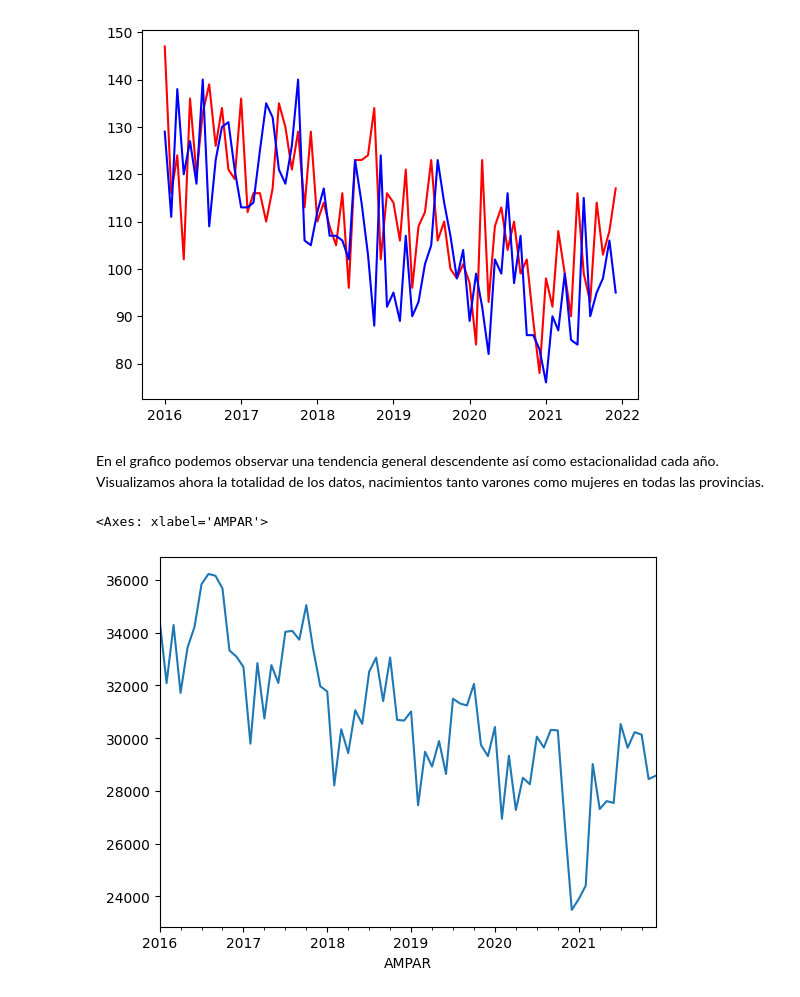
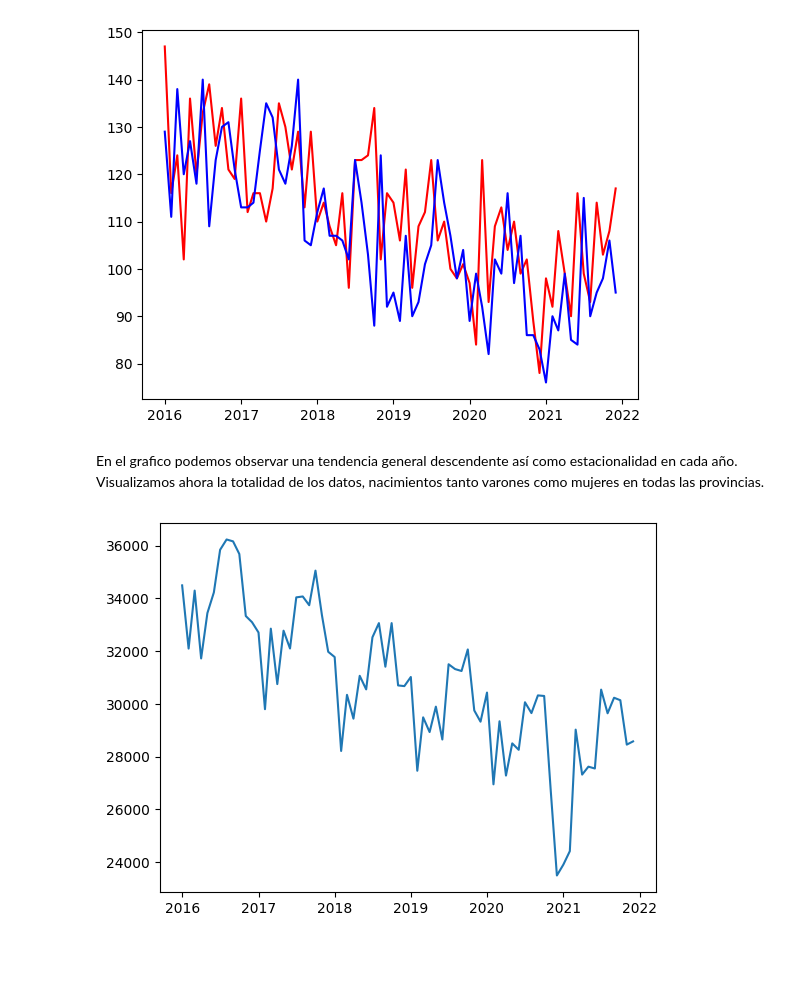
Before and after one commit to MarioGRBlanco/MCP, a Jupyter notebook: 3_series.ipynb, the cells around one changed output. Saved outputs shown, nothing was run; the diff lists cells and outputs as text; code cells hidden in the pictures; blank space fills up the shorter version.

Commit message:
Avance a la visualización

```diff
--- a/3_series.ipynb
+++ b/3_series.ipynb
@@ -65,10 +66,11 @@ plt.show()
 # %% [output]
 [figure]
 # %% [markdown]
-En el grafico podemos observar una tendencia general descendente así como estacionalidad cada año. Visualizamos ahora la totalidad de los datos, nacimientos tanto varones como mujeres en todas las provincias.
+En el grafico podemos observar una tendencia general descendente así como estacionalidad en cada año. Visualizamos ahora la totalidad de los datos, nacimientos tanto varones como mujeres en todas las provincias.
 # %%
-X_sum = X.groupby(["AMPAR"])["count"].sum() #Creamos X_sum que contiene la suma de los nacimientos tanto varones como mujeres de todas las provincias agrupados por mes
-X_sum.plot()                                #Representacion de X_sum
+X_sum = X.groupby(["AMPAR"])["count"].sum()\
+        .reset_index(name="sum")                #Creamos X_sum que contiene la suma de los nacimientos tanto varones como mujeres de todas las provincias agrupados por mes
+plt.plot(X_sum['AMPAR'], X_sum['sum'])          #Representacion de X_sum
+plt.show()
 # %% [output]
-<Axes: xlabel='AMPAR'>
-[figure, old version]
+[figure, new version]
```
Also changed, not shown: parts of 7 cells of this notebook.
